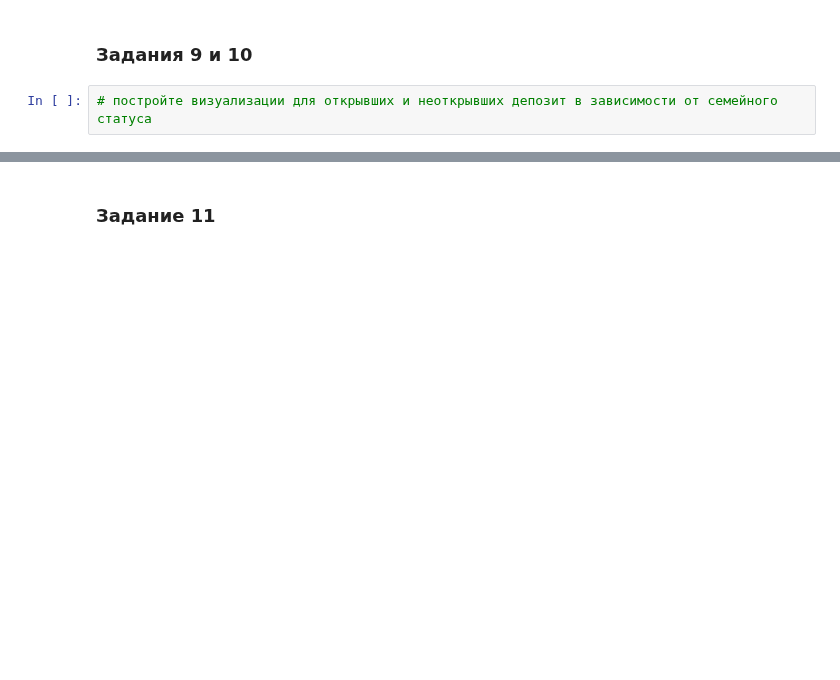
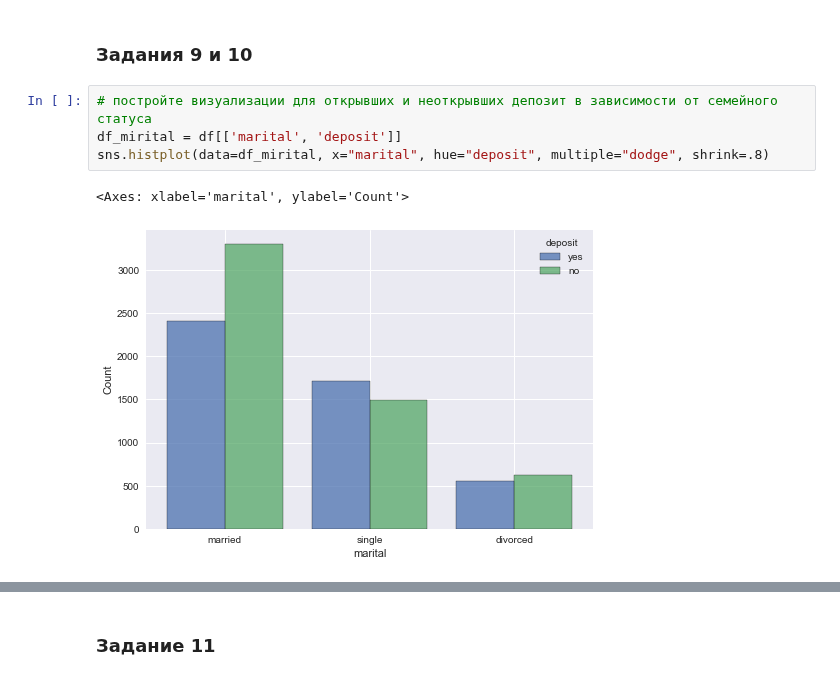
Before and after one commit to DmitriySky47/sf_data_science, a Jupyter notebook: project_4/Project_4_ML.ipynb, the cells around one changed output, grey strips where cells are left out. Cells and saved outputs as stored; diff of their text form; blank space fills up the shorter version.

```diff
--- a/project_4/Project_4_ML.ipynb
+++ b/project_4/Project_4_ML.ipynb
@@ -431,5 +357,10 @@ Text(0.5, 1.0, 'Категория 60+')
 ### Задания 9 и 10
 # %%
 # постройте визуализации для открывших и неоткрывших депозит в зависимости от семейного статуса
+df_mirital = df[['marital', 'deposit']]
+sns.histplot(data=df_mirital, x="marital", hue="deposit", multiple="dodge", shrink=.8)
+# %% [output]
+<Axes: xlabel='marital', ylabel='Count'>
+[figure, added]
 # %%
 # постройте визуализации для открывших и неоткрывших депозит в зависимости от образования
```
Also changed, not shown: parts of 38 cells of this notebook, 1 other file.
